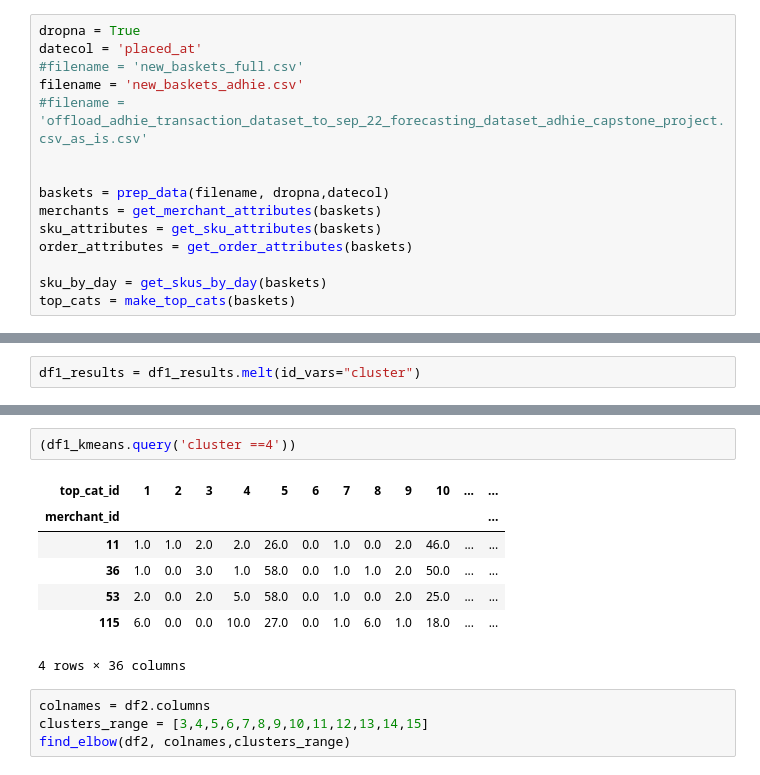
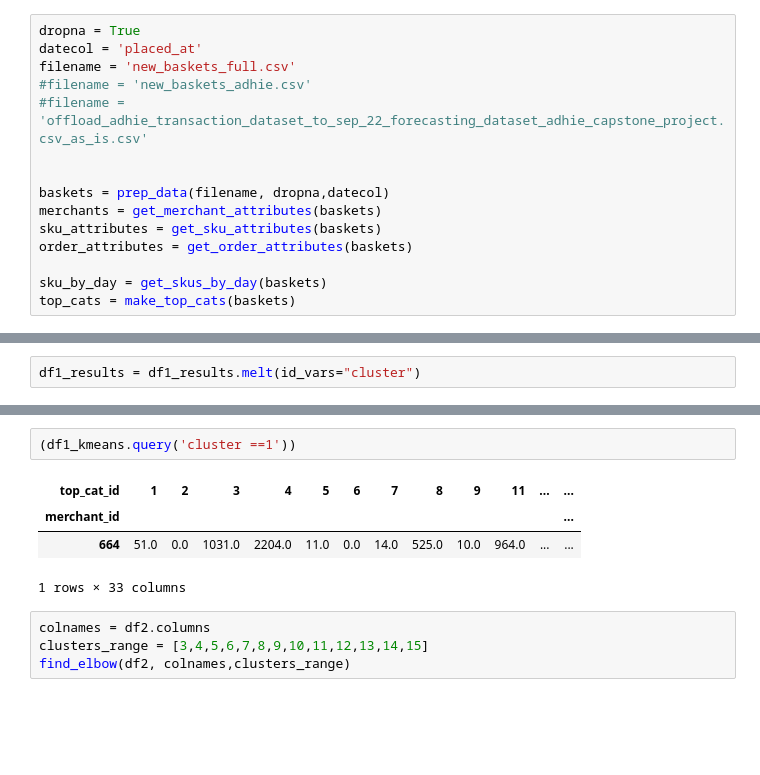
Before and after one commit to yingli/datasciencelifecycle, a Jupyter notebook: sample_code/NB10.ipynb, the cells around one changed output, grey strips where cells are left out. Drawn from its saved outputs; the diff is of its cells as text; blank space fills up the shorter version.

```diff
--- a/sample_code/NB10.ipynb
+++ b/sample_code/NB10.ipynb
@@ -30,8 +30,8 @@ warnings.filterwarnings('ignore')
 # %%
 dropna = True
 datecol = 'placed_at'
-#filename = 'new_baskets_full.csv'
-filename = 'new_baskets_adhie.csv'
+filename = 'new_baskets_full.csv'
+#filename = 'new_baskets_adhie.csv'
 #filename = 'offload_adhie_transaction_dataset_to_sep_22_forecasting_dataset_adhie_capstone_project.csv_as_is.csv'
 
 
@@ -122,13 +122,10 @@ df1_results_pivot
 # %%
-(df1_kmeans.query('cluster ==4'))
+(df1_kmeans.query('cluster ==1'))
 # %% [output]
-| top_cat_id | 1 | 2 | 3 | 4 | 5 | 6 | 7 | 8 | 9 | 10 | ... | ... |
+| top_cat_id | 1 | 2 | 3 | 4 | 5 | 6 | 7 | 8 | 9 | 11 | ... | ... |
 | merchant_id |  |  |  |  |  |  |  |  |  |  |  | ... |
-| 11 | 1.0 | 1.0 | 2.0 | 2.0 | 26.0 | 0.0 | 1.0 | 0.0 | 2.0 | 46.0 | ... | ... |
-| 36 | 1.0 | 0.0 | 3.0 | 1.0 | 58.0 | 0.0 | 1.0 | 1.0 | 2.0 | 50.0 | ... | ... |
-| 53 | 2.0 | 0.0 | 2.0 | 5.0 | 58.0 | 0.0 | 1.0 | 0.0 | 2.0 | 25.0 | ... | ... |
-| 115 | 6.0 | 0.0 | 0.0 | 10.0 | 27.0 | 0.0 | 1.0 | 6.0 | 1.0 | 18.0 | ... | ... |
+| 664 | 51.0 | 0.0 | 1031.0 | 2204.0 | 11.0 | 0.0 | 14.0 | 525.0 | 10.0 | 964.0 | ... | ... |
-4 rows × 36 columns
+1 rows × 33 columns
 # %%
 colnames = df2.columns
 clusters_range = [3,4,5,6,7,8,9,10,11,12,13,14,15]
```
Also changed, not shown: parts of 7 cells of this notebook, 2 other files.
